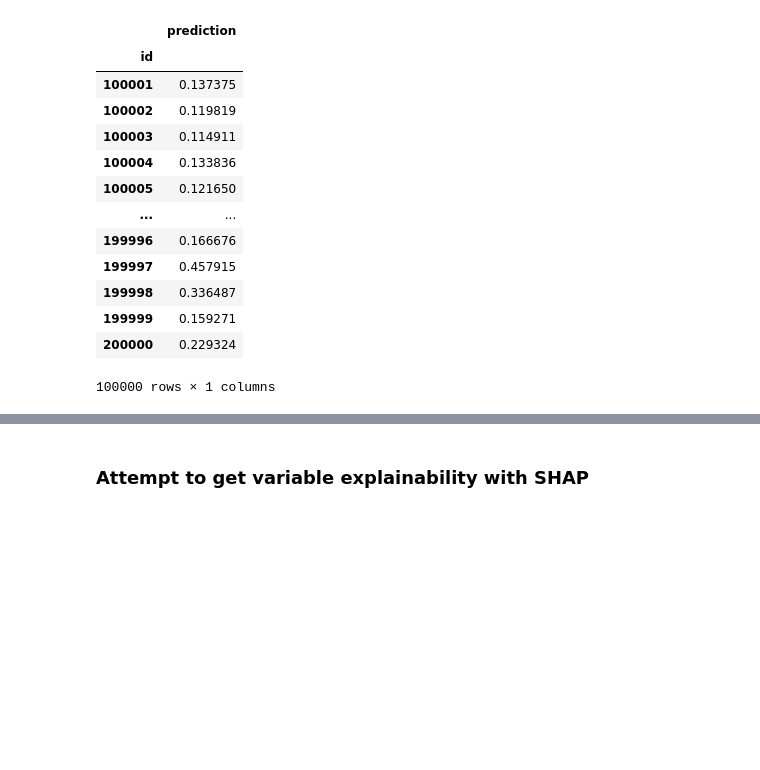
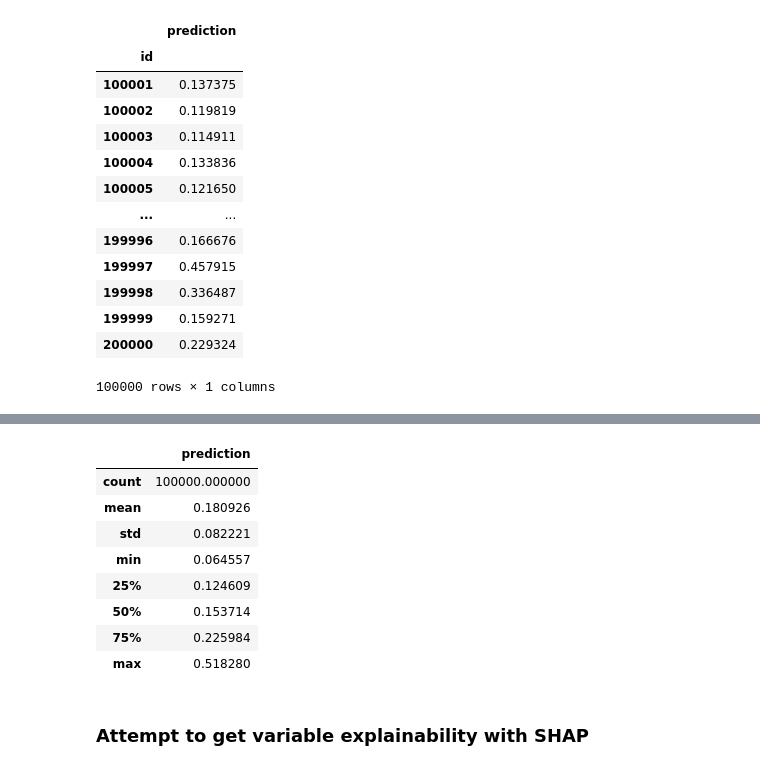
Before and after one commit to SalahMah1/finance_project_hec, a Jupyter notebook: regression_proba.ipynb, the cells around one changed output, grey strips where cells are left out. Cells and saved outputs as stored; diff of their text form; code cells hidden in the pictures; blank space fills up the shorter version.

```diff
--- a/regression_proba.ipynb
+++ b/regression_proba.ipynb
@@ -230,3 +236,15 @@ new_predictions
+# %%
+new_predictions.describe()
+# %% [output]
+|  | prediction |
+| count | 100000.000000 |
+| mean | 0.180926 |
+| std | 0.082221 |
+| min | 0.064557 |
+| 25% | 0.124609 |
+| 50% | 0.153714 |
+| 75% | 0.225984 |
+| max | 0.518280 |
 # %%
 new_predictions.to_csv(r'regression_proba.csv', index = False)
 # %% [markdown]
```
Also changed, not shown: parts of 4 cells of this notebook, 3 other files.
